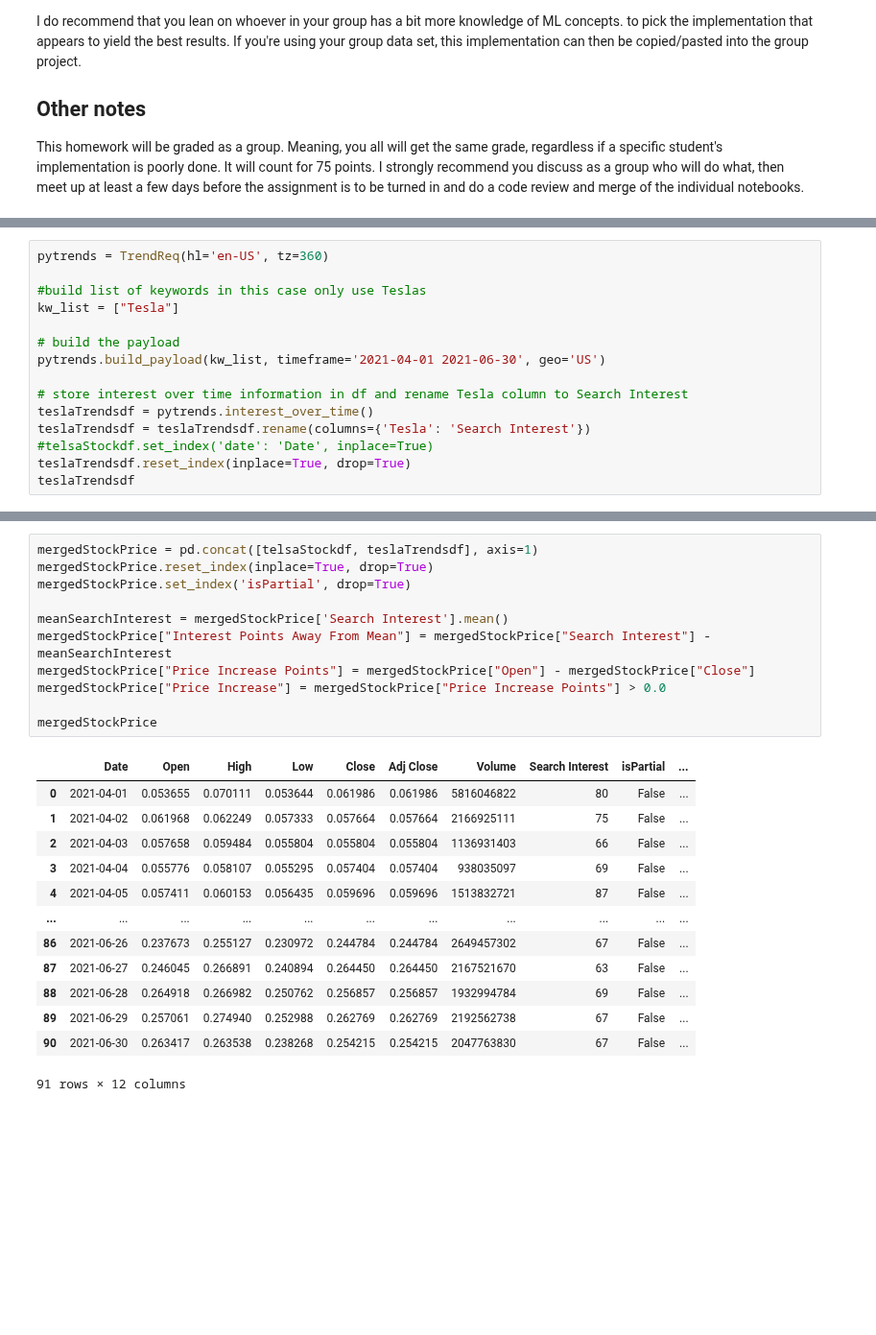
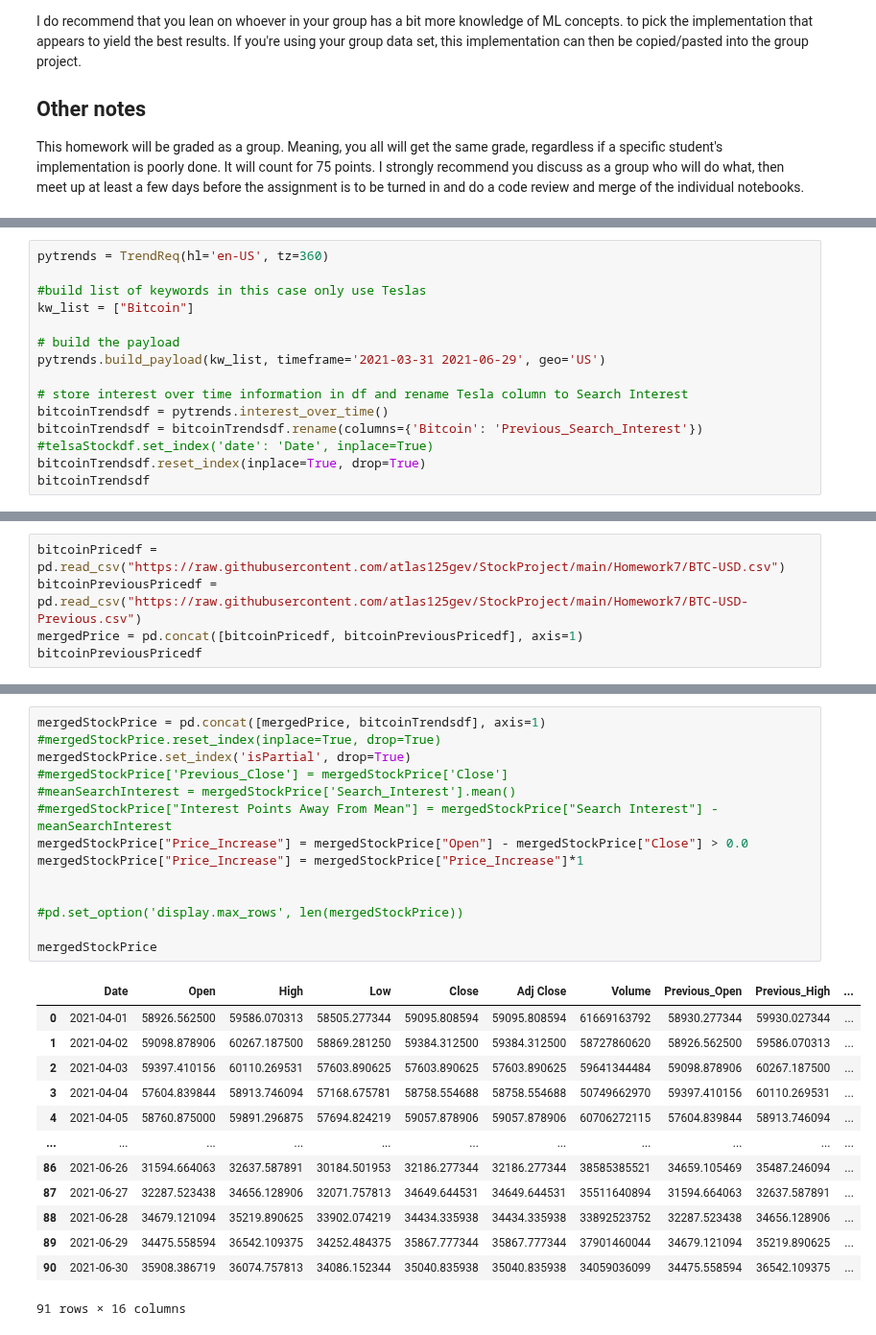
Before and after one commit to atlas125gev/StockProject, a Jupyter notebook: Homework7/Homework7.Andrew.ipynb, the cells around one changed output, grey strips where cells are left out. Shown at 96% size. Saved outputs shown, nothing was run; the diff lists cells and outputs as text; blank space fills up the shorter version.

```diff
--- a/Homework7/Homework7.Andrew.ipynb
+++ b/Homework7/Homework7.Andrew.ipynb
@@ -37,15 +43,15 @@ from sklearn.linear_model import LogisticRegression
 pytrends = TrendReq(hl='en-US', tz=360)
 
 #build list of keywords in this case only use Teslas
-kw_list = ["Tesla"]
+kw_list = ["Bitcoin"]
 
 # build the payload
-pytrends.build_payload(kw_list, timeframe='2021-04-01 2021-06-30', geo='US')
+pytrends.build_payload(kw_list, timeframe='2021-03-31 2021-06-29', geo='US')
 
 # store interest over time information in df and rename Tesla column to Search Interest
-teslaTrendsdf = pytrends.interest_over_time()
-teslaTrendsdf = teslaTrendsdf.rename(columns={'Tesla': 'Search Interest'})
+bitcoinTrendsdf = pytrends.interest_over_time()
+bitcoinTrendsdf = bitcoinTrendsdf.rename(columns={'Bitcoin': 'Previous_Search_Interest'})
 #telsaStockdf.set_index('date': 'Date', inplace=True)
-teslaTrendsdf.reset_index(inplace=True, drop=True)
-teslaTrendsdf
+bitcoinTrendsdf.reset_index(inplace=True, drop=True)
+bitcoinTrendsdf
 # %% [output]
@@ -82,0 +71,5 @@ telsaStockdf
+# %%
+bitcoinPricedf = pd.read_csv("https://raw.githubusercontent.com/atlas125gev/StockProject/main/Homework7/BTC-USD.csv")
+bitcoinPreviousPricedf = pd.read_csv("https://raw.githubusercontent.com/atlas125gev/StockProject/main/Homework7/BTC-USD-Previous.csv")
+mergedPrice = pd.concat([bitcoinPricedf, bitcoinPreviousPricedf], axis=1)
+bitcoinPreviousPricedf
@@ -83,28 +90,31 @@ telsaStockdf
 # %%
-mergedStockPrice = pd.concat([telsaStockdf, teslaTrendsdf], axis=1)
-mergedStockPrice.reset_index(inplace=True, drop=True)
+mergedStockPrice = pd.concat([mergedPrice, bitcoinTrendsdf], axis=1)
+#mergedStockPrice.reset_index(inplace=True, drop=True)
 mergedStockPrice.set_index('isPartial', drop=True)
+#mergedStockPrice['Previous_Close'] = mergedStockPrice['Close']
+#meanSearchInterest = mergedStockPrice['Search_Interest'].mean()
+#mergedStockPrice["Interest Points Away From Mean"] = mergedStockPrice["Search Interest"] - meanSearchInterest
+mergedStockPrice["Price_Increase"] = mergedStockPrice["Open"] - mergedStockPrice["Close"] > 0.0
+mergedStockPrice["Price_Increase"] = mergedStockPrice["Price_Increase"]*1
 
-meanSearchInterest = mergedStockPrice['Search Interest'].mean()
-mergedStockPrice["Interest Points Away From Mean"] = mergedStockPrice["Search Interest"] - meanSearchInterest
-mergedStockPrice["Price Increase Points"] = mergedStockPrice["Open"] - mergedStockPrice["Close"]
-mergedStockPrice["Price Increase"] = mergedStockPrice["Price Increase Points"] > 0.0
+
+#pd.set_option('display.max_rows', len(mergedStockPrice))
 
 mergedStockPrice
 # %% [output]
-|  | Date | Open | High | Low | Close | Adj Close | Volume | Search Interest | isPartial | ... |
-| 0 | 2021-04-01 | 0.053655 | 0.070111 | 0.053644 | 0.061986 | 0.061986 | 5816046822 | 80 | False | ... |
-| 1 | 2021-04-02 | 0.061968 | 0.062249 | 0.057333 | 0.057664 | 0.057664 | 2166925111 | 75 | False | ... |
-| 2 | 2021-04-03 | 0.057658 | 0.059484 | 0.055804 | 0.055804 | 0.055804 | 1136931403 | 66 | False | ... |
-| 3 | 2021-04-04 | 0.055776 | 0.058107 | 0.055295 | 0.057404 | 0.057404 | 938035097 | 69 | False | ... |
-| 4 | 2021-04-05 | 0.057411 | 0.060153 | 0.056435 | 0.059696 | 0.059696 | 1513832721 | 87 | False | ... |
+|  | Date | Open | High | Low | Close | Adj Close | Volume | Previous_Open | Previous_High | ... |
+| 0 | 2021-04-01 | 58926.562500 | 59586.070313 | 58505.277344 | 59095.808594 | 59095.808594 | 61669163792 | 58930.277344 | 59930.027344 | ... |
+| 1 | 2021-04-02 | 59098.878906 | 60267.187500 | 58869.281250 | 59384.312500 | 59384.312500 | 58727860620 | 58926.562500 | 59586.070313 | ... |
+| 2 | 2021-04-03 | 59397.410156 | 60110.269531 | 57603.890625 | 57603.890625 | 57603.890625 | 59641344484 | 59098.878906 | 60267.187500 | ... |
+| 3 | 2021-04-04 | 57604.839844 | 58913.746094 | 57168.675781 | 58758.554688 | 58758.554688 | 50749662970 | 59397.410156 | 60110.269531 | ... |
+| 4 | 2021-04-05 | 58760.875000 | 59891.296875 | 57694.824219 | 59057.878906 | 59057.878906 | 60706272115 | 57604.839844 | 58913.746094 | ... |
 | ... | ... | ... | ... | ... | ... | ... | ... | ... | ... | ... |
-| 86 | 2021-06-26 | 0.237673 | 0.255127 | 0.230972 | 0.244784 | 0.244784 | 2649457302 | 67 | False | ... |
-| 87 | 2021-06-27 | 0.246045 | 0.266891 | 0.240894 | 0.264450 | 0.264450 | 2167521670 | 63 | False | ... |
-| 88 | 2021-06-28 | 0.264918 | 0.266982 | 0.250762 | 0.256857 | 0.256857 | 1932994784 | 69 | False | ... |
-| 89 | 2021-06-29 | 0.257061 | 0.274940 | 0.252988 | 0.262769 | 0.262769 | 2192562738 | 67 | False | ... |
-| 90 | 2021-06-30 | 0.263417 | 0.263538 | 0.238268 | 0.254215 | 0.254215 | 2047763830 | 67 | False | ... |
+| 86 | 2021-06-26 | 31594.664063 | 32637.587891 | 30184.501953 | 32186.277344 | 32186.277344 | 38585385521 | 34659.105469 | 35487.246094 | ... |
+| 87 | 2021-06-27 | 32287.523438 | 34656.128906 | 32071.757813 | 34649.644531 | 34649.644531 | 35511640894 | 31594.664063 | 32637.587891 | ... |
+| 88 | 2021-06-28 | 34679.121094 | 35219.890625 | 33902.074219 | 34434.335938 | 34434.335938 | 33892523752 | 32287.523438 | 34656.128906 | ... |
+| 89 | 2021-06-29 | 34475.558594 | 36542.109375 | 34252.484375 | 35867.777344 | 35867.777344 | 37901460044 | 34679.121094 | 35219.890625 | ... |
+| 90 | 2021-06-30 | 35908.386719 | 36074.757813 | 34086.152344 | 35040.835938 | 35040.835938 | 34059036099 | 34475.558594 | 36542.109375 | ... |
-91 rows × 12 columns
+91 rows × 16 columns
 # %%
 mergedStockPrice.info()
 # %% [output]
```
Also changed, not shown: parts of 30 cells of this notebook.
